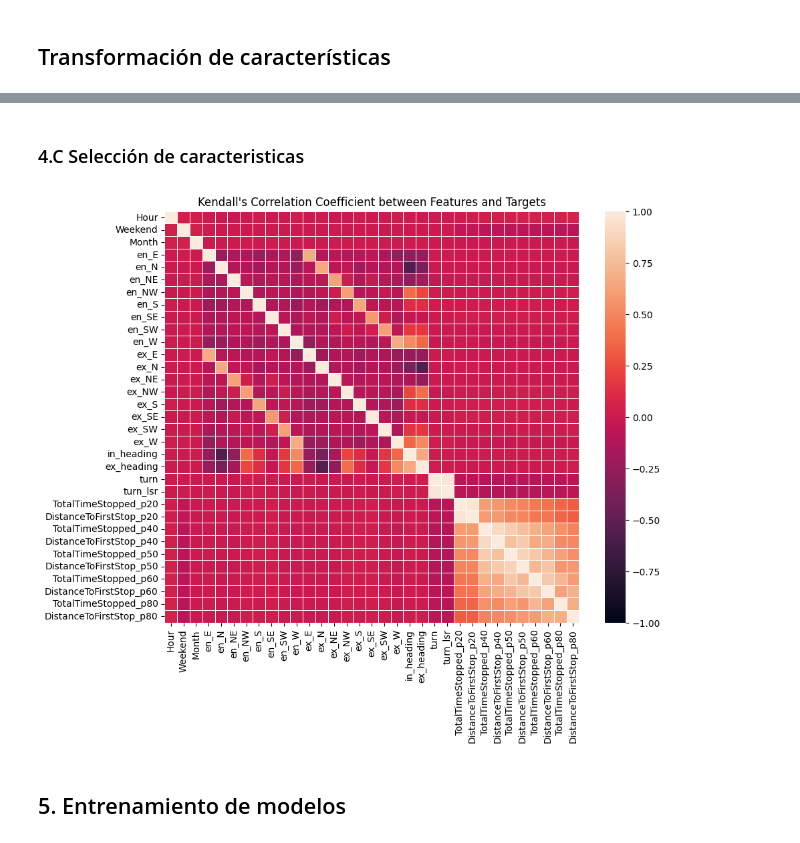
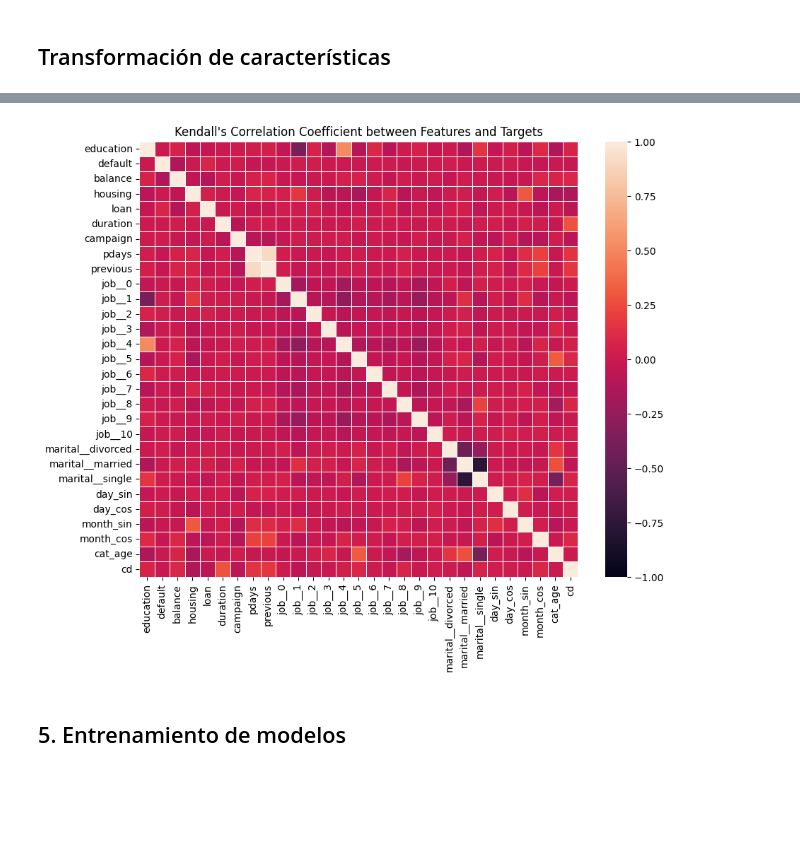
Before and after one commit to joefavergel/pbs-enae-ml-course, a Jupyter notebook: banking_marketing_and_interest_rates_ml_al_detal.ipynb, the cells around one changed output, grey strips where cells are left out. Drawn from its saved outputs; the diff is of its cells as text; code cells hidden in the pictures; blank space fills up the shorter version.

Commit message:
:sparkles: Implement until training section

```diff
--- a/banking_marketing_and_interest_rates_ml_al_detal.ipynb
+++ b/banking_marketing_and_interest_rates_ml_al_detal.ipynb
@@ -566,6 +567,9 @@ with pd.option_context('display.max_columns', None):
 for feature in ["default", "housing", "loan", "cd"]:
     train[feature] = train[feature].replace(["yes", "no"], [1, 0]).astype(int)
     test[feature] = test[feature].replace(["yes", "no"], [1, 0]).astype(int)
+
+train["pdays"] = train["pdays"].replace(-1, 0)
+test["pdays"] = test["pdays"].replace(-1, 0)
 # %% [markdown]
 Necesitamos transformar las características categóricas. Las dos formas basicas para hacerlo son *labeling encoding* y el *one-hot encoding* (variante del *dummy encoding*).
 
@@ -1165,16 +775,0 @@ plt.show()
-# %%
-train = pd.concat([
-    train,
-    pd.get_dummies(train["EntryHeading"], prefix='en'),
-    pd.get_dummies(train["ExitHeading"], prefix='ex')
-], axis=1)
-
-test = pd.concat([
-    test,
-    pd.get_dummies(test["EntryHeading"], prefix='en'),
-    pd.get_dummies(test["ExitHeading"], prefix='ex')
-], axis=1)
-
-with pd.option_context('display.max_columns', None):
-    print(f"[INFO] Training dataset dimnesions (rows, cols): {train.shape}")
-    display(train.head())
@@ -1216,6 +775,0 @@ def transform(dataframe: pd.DataFrame) -> pd.DataFrame:
-# %%
-train, test = transform(dataframe=train), transform(dataframe=test)
-
-with pd.option_context('display.max_columns', None):
-    print(f"[INFO] Training dataset dimnesions (rows, cols): {train.shape}")
-    display(train.head())
@@ -1245,2 +775,0 @@ plt.show()
-# %% [markdown]
-### 4.C Selección de caracteristicas
@@ -1280,13 +776,31 @@ targets = [
+# %%
+baseline_features = [
+       'age', 'education', 'default', 'balance', 'housing', 'loan', 'duration', 'campaign',
+       'pdays', 'previous', 'job_admin.', 'job_blue-collar', 'job_entrepreneur', 'job_housemaid',
+       'job_management', 'job_retired', 'job_self-employed', 'job_services', 'job_student',
+       'job_technician', 'job_unemployed', 'marital_divorced', 'marital_married',
+       'marital_single', 'month_apr', 'month_aug', 'month_dec', 'month_feb', 'month_jan',
+       'month_jul', 'month_jun', 'month_mar', 'month_may', 'month_nov', 'month_oct', 'month_sep'
+]
+features = [
+       'education', 'default', 'balance', 'housing', 'loan', 'duration', 'campaign',
+       'pdays', 'previous', 'job_admin.', 'job_blue-collar', 'job_entrepreneur', 'job_housemaid',
+       'job_management', 'job_retired', 'job_self-employed', 'job_services', 'job_student',
+       'job_technician', 'job_unemployed', 'marital_divorced', 'marital_married',
+       'marital_single', 'day_sin', 'day_cos', 'month_sin', 'month_cos', 'cat_age'
+]
+
+target = 'cd'
 # %%
 ax = plot_corr(
-    train[features + targets],
+    train[features + [target]],
     title="Features and Targets",
     method="kendall",
     annot=False
 )
 plt.show()
 # %% [output]
-[figure, old version]
+[figure, new version]
 # %% [markdown]
 <a id="entrenamiento-de-modelos"></a>
 ## 5. Entrenamiento de modelos
```
Also changed, not shown: parts of 70 cells of this notebook.
